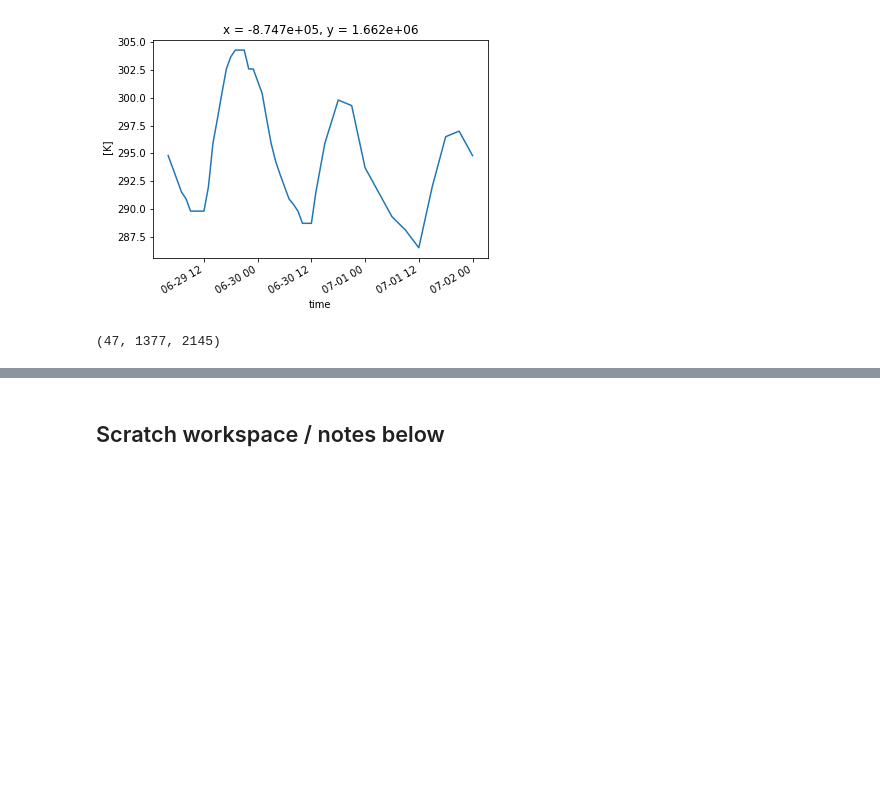
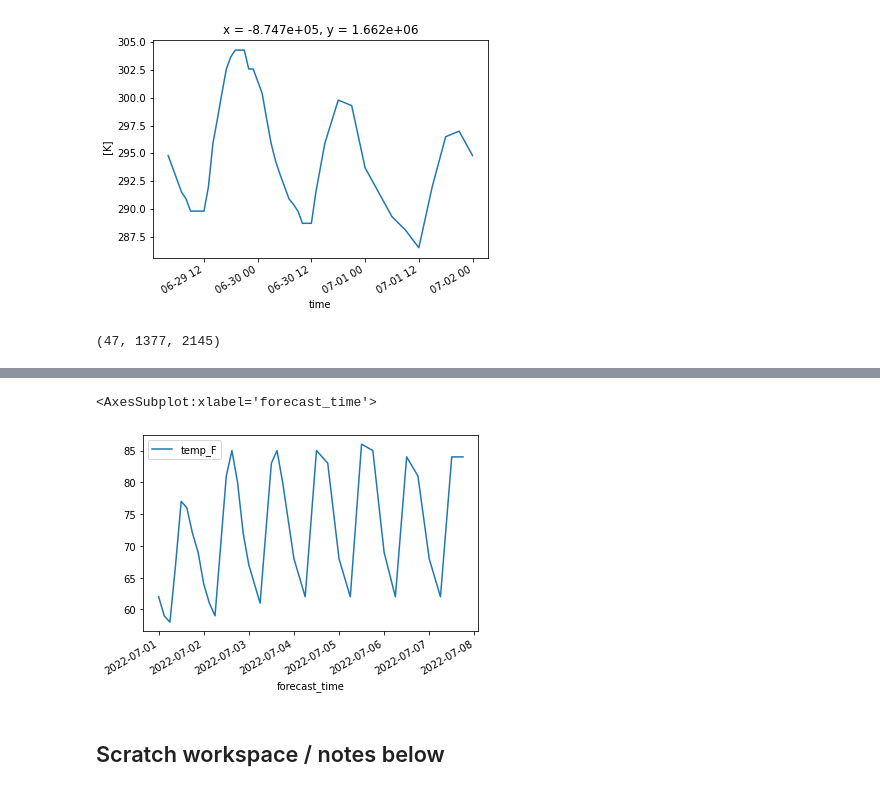
Before and after one commit to mharty3/energy_data_capstone, a Jupyter notebook: 00_data_source_exploration/weather_forecast_data.ipynb, the cells around one changed output, grey strips where cells are left out. Drawn from its saved outputs; the diff is of its cells as text; code cells hidden in the pictures; blank space fills up the shorter version.

```diff
--- a/00_data_source_exploration/weather_forecast_data.ipynb
+++ b/00_data_source_exploration/weather_forecast_data.ipynb
@@ -310,0 +373,37 @@ forecast_cube.shape
+# %%
+tree = ET.parse('WEATHER_RESPONSE.xml')
+root = tree.getroot()
+for item in root.findall('.head/product/creation-date'):
+    creation_time = item.text
+
+for item in root.findall('.data/location/point'):
+    lat = item.attrib.get('latitude')
+    lon = item.attrib.get('longitude')
+
+fcst_times = list()
+for item in root.findall('.data/time-layout/start-valid-time'):
+    fcst_times.append(item.text)
+
+temps = list()
+for item in root.findall('.data/parameters/temperature/value'):
+    temps.append(item.text)
+
+
+assert len(temps) == len(fcst_times)
+
+forecast_df = (pd.DataFrame(data = {'lon': lon,
+                                    'lat': lat,
+                                    'forecast_time': fcst_times,
+                                    'temp_F': temps,
+                                    'creation_time': creation_time})
+                .assign(forecast_time=lambda df_: pd.to_datetime(df_['forecast_time']),
+                        lon=lambda df_: df_['lon'].astype(float),
+                        lat=lambda df_: df_['lat'].astype(float),
+                        temp_F=lambda df_: df_['temp_F'].astype(int),
+                        creation_time=lambda df_: pd.to_datetime(df_['creation_time']),
+
+
+                       )
+              )
+
+forecast_df
@@ -311,3 +428,8 @@ forecast_cube.shape
+# %%
+forecast_df.plot(x='forecast_time', y='temp_F')
+# %% [output]
+<AxesSubplot:xlabel='forecast_time'>
+[figure, added]
 # %% [markdown]
 ## Scratch workspace / notes below
 # %%
```
Also changed, not shown: parts of 6 cells of this notebook, 1 other file.
